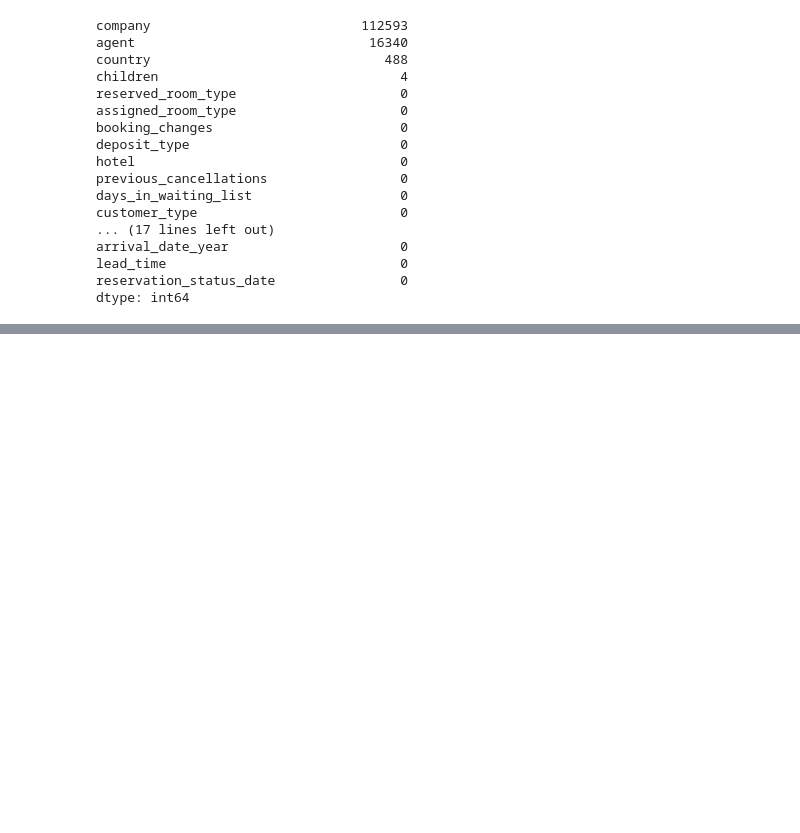
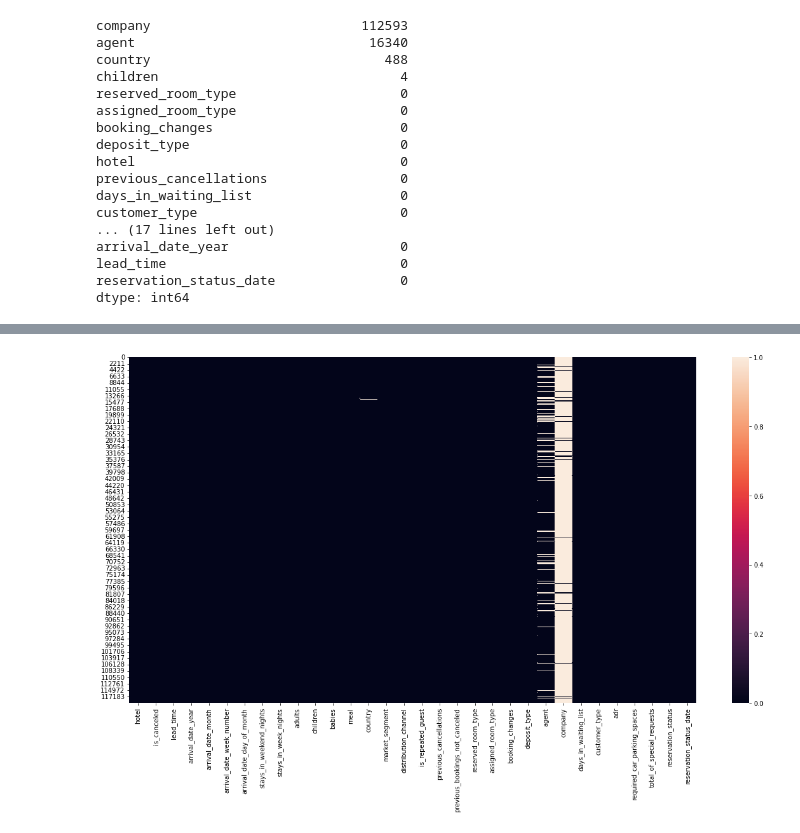
Before and after one commit to Shubhampanaskar/Hotel-Booking-Analysis-Capstone, a Jupyter notebook: Copy_of_Hotel_Booking_Analysis_BY_SHUBHAM_PANASKAR_Capstone_Project.ipynb, the cells around one changed output, grey strips where cells are left out. Saved outputs shown, nothing was run; the diff lists cells and outputs as text; code cells hidden in the pictures; blank space fills up the shorter version.

```diff
--- a/Copy_of_Hotel_Booking_Analysis_BY_SHUBHAM_PANASKAR_Capstone_Project.ipynb
+++ b/Copy_of_Hotel_Booking_Analysis_BY_SHUBHAM_PANASKAR_Capstone_Project.ipynb
@@ -136,0 +151,7 @@ Index(['PRT', 'GBR', 'FRA', 'ESP', 'DEU', 'ITA', 'IRL', 'BEL', 'BRA', 'NLD',
+# %%
+# Plotting Heat map of null values
+fig,axes=plt.subplots(1,1,figsize=(20,10))
+sns.heatmap(df.isna())
+plt.show()
+# %% [output]
+[figure, added]
```
Also changed, not shown: parts of 21 cells of this notebook.
